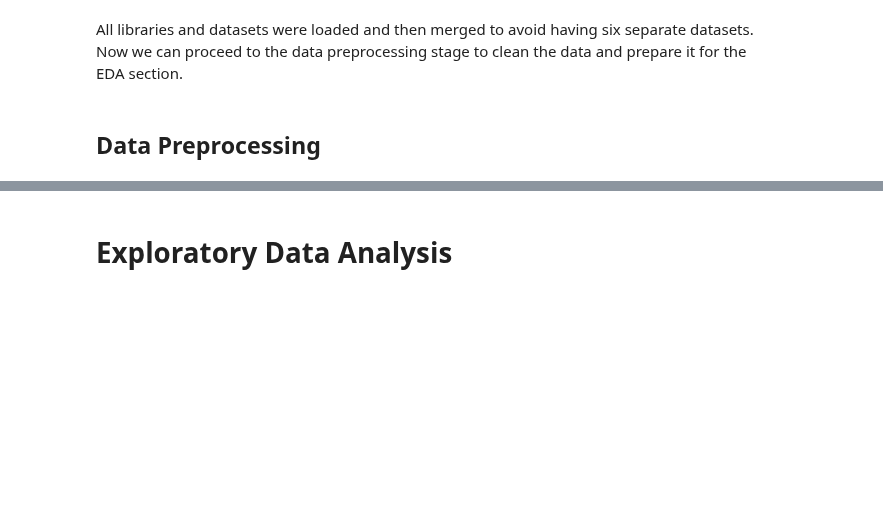
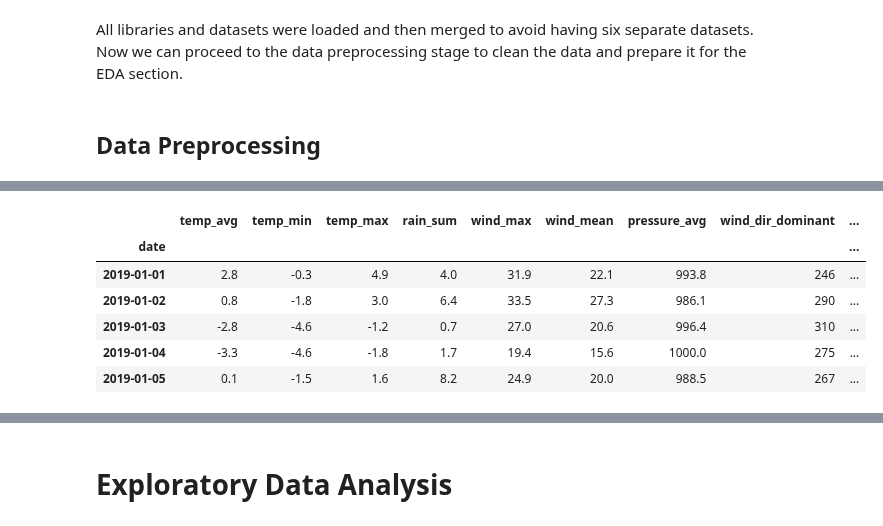
Before and after one commit to Przemsonn05/AirPulse-Krakow-Smart-Air-Quality-Forecasting-System, a Jupyter notebook: notebooks/air_quality_forecast.ipynb, the cells around one changed output, grey strips where cells are left out. Saved outputs shown, nothing was run; the diff lists cells and outputs as text; code cells hidden in the pictures; blank space fills up the shorter version.

```diff
--- a/notebooks/air_quality_forecast.ipynb
+++ b/notebooks/air_quality_forecast.ipynb
@@ -220,0 +143,45 @@ In this phase, we transformed the raw, fragmented sensor data into a clean, cont
+# %%
+url = 'https://archive-api.open-meteo.com/v1/archive'
+params = {
+    'latitude'  : 50.0577717,
+    'longitude' : 19.9265492,
+    'start_date': '2019-01-01',
+    'end_date'  : '2024-12-31',
+    'daily': [
+        'temperature_2m_mean',
+        'temperature_2m_min',
+        'temperature_2m_max',
+        'precipitation_sum',
+        'wind_speed_10m_max',
+        'wind_speed_10m_mean',
+        'surface_pressure_mean',
+        'wind_direction_10m_dominant',
+        'relative_humidity_2m_mean',
+        'snowfall_sum',
+    ],
+    'timezone': 'Europe/Berlin'
+}
+
+response = requests.get(url, params=params, timeout=60)
+response.raise_for_status()
+data = response.json()
+
+weather_df = pd.DataFrame(data['daily'])
+weather_df.columns = [
+    'date', 'temp_avg', 'temp_min', 'temp_max',
+    'rain_sum', 'wind_max', 'wind_mean',
+    'pressure_avg', 'wind_dir_dominant',
+    'humidity_avg', 'snowfall_sum'
+]
+weather_df['date'] = pd.to_datetime(weather_df['date'])
+weather_df = weather_df.set_index('date')
+# %%
+weather_df.head()
+# %% [output]
+|  | temp_avg | temp_min | temp_max | rain_sum | wind_max | wind_mean | pressure_avg | wind_dir_dominant | ... |
+| date |  |  |  |  |  |  |  |  | ... |
+| 2019-01-01 | 2.8 | -0.3 | 4.9 | 4.0 | 31.9 | 22.1 | 993.8 | 246 | ... |
+| 2019-01-02 | 0.8 | -1.8 | 3.0 | 6.4 | 33.5 | 27.3 | 986.1 | 290 | ... |
+| 2019-01-03 | -2.8 | -4.6 | -1.2 | 0.7 | 27.0 | 20.6 | 996.4 | 310 | ... |
+| 2019-01-04 | -3.3 | -4.6 | -1.8 | 1.7 | 19.4 | 15.6 | 1000.0 | 275 | ... |
+| 2019-01-05 | 0.1 | -1.5 | 1.6 | 8.2 | 24.9 | 20.0 | 988.5 | 267 | ... |
```
Also changed, not shown: parts of 44 cells of this notebook.
